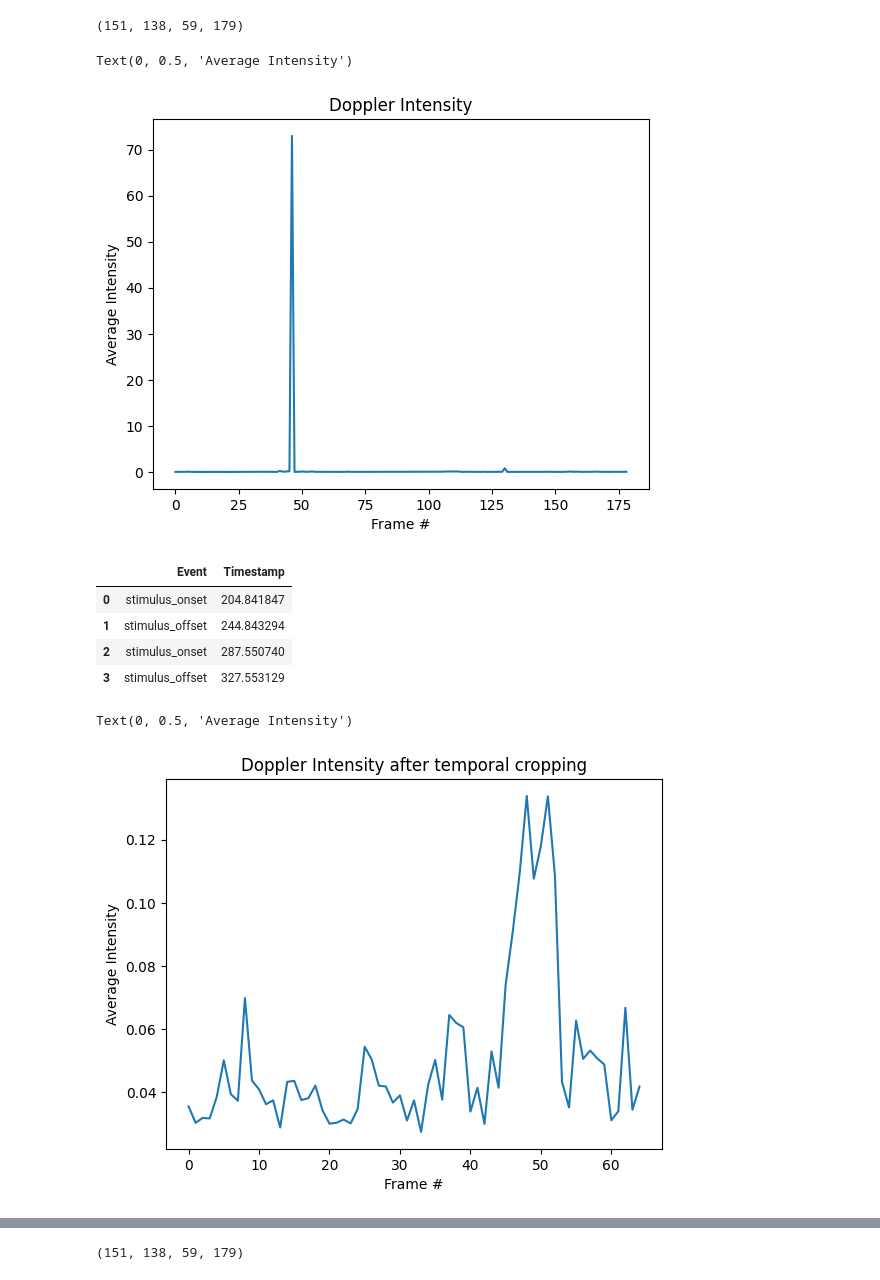
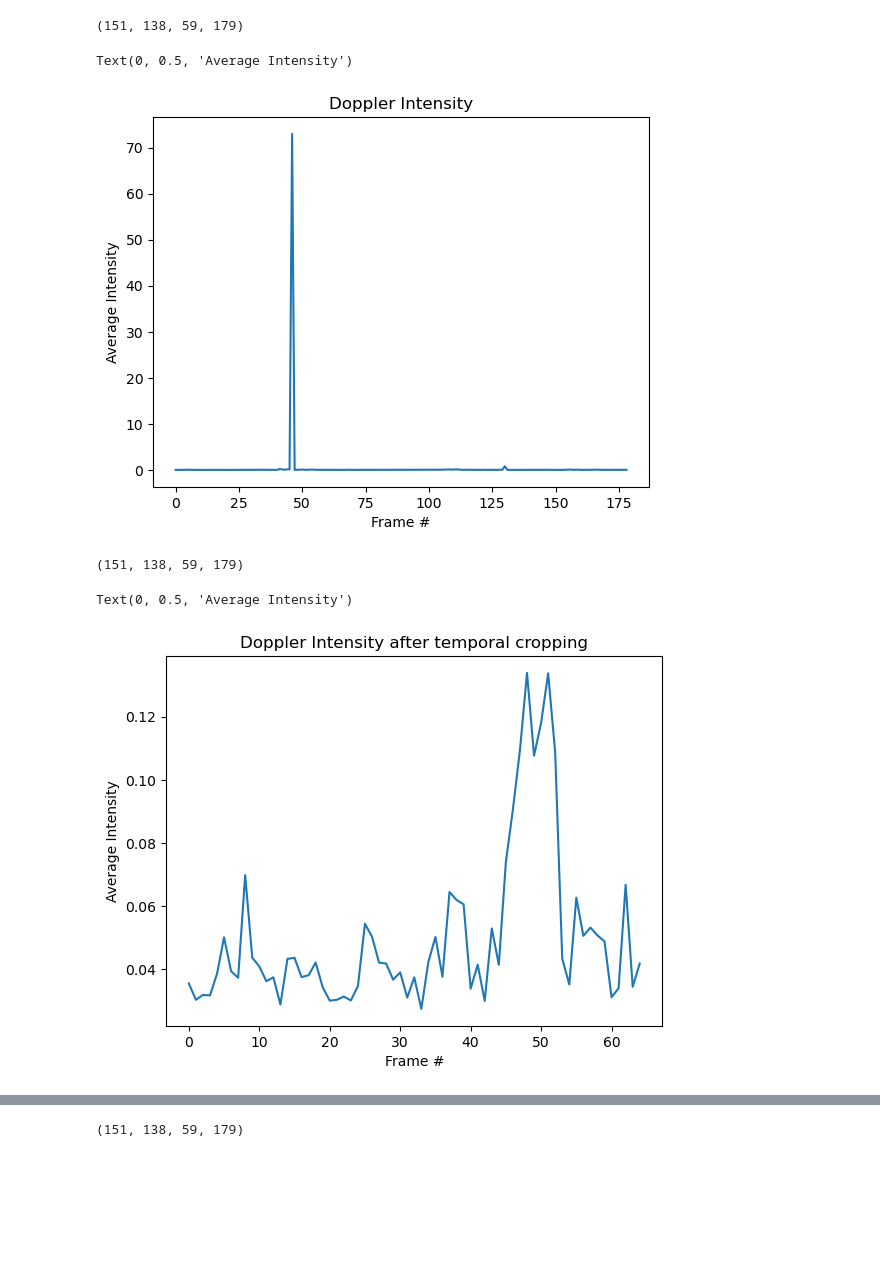
Before and after one commit to ClaireNastaskin/processing_fusi, a Jupyter notebook: Experiments/process_3D_UCLA_eventstream.ipynb, the cells around one changed output, grey strips where cells are left out. Drawn from its saved outputs; the diff is of its cells as text; code cells hidden in the pictures; blank space fills up the shorter version.

```diff
--- a/Experiments/process_3D_UCLA_eventstream.ipynb
+++ b/Experiments/process_3D_UCLA_eventstream.ipynb
@@ -39,6 +36,6 @@ The autoreload extension is already loaded. To reload it, use:
 # %%
 # define arguements to specify the data to be processed
-base_path=Path('/home/claire/Cassini/fUS_data/UCLA/data/UCLA_008/10-23-2024/Functional_runs/run-02/')
+base_path=Path('/Users/clairenastaskin/data/2024-10-23/UCLA-008/Functional_runs/run-02/')
 sequence = 'seq-IQ_3D_2cmto3cm_Depth_4MHz_1a_3c_200loops_-1Gain_2rp'
 dm = DirectoryManager(base_path, sequence)
 dm.list_acquisition_directories()
@@ -76,8 +72,8 @@ List of all directories in acquisitions path:
 # Create the events data structure to create a design matrix
 fusi_info=utils.load_fUSi_info(dm.power_doppler_path,num_tissue_components=50)
 task_info = utils.extract_events_from_h5(dm.task_event_file_path)
-events=utils.calculate_stimulus_events_caltech_daq(task_info)
+task_events=utils.calculate_stimulus_events_caltech_daq(task_info)
 probe_events=utils.extract_probe_events_from_h5(dm.probe_event_file_path,sequence)
-events['onset'] += event_time_offset
-events
+task_events['onset'] += event_time_offset
+print(task_events)
 # %% [output]
@@ -132,15 +128,11 @@ plt.xlabel('Frame #')
 plt.ylabel('Average Intensity')
 # %% [output]
 Text(0, 0.5, 'Average Intensity')
-[figure, old version]
+[figure, new version]
-# %%
-task_info_sub
-# %% [output]
-|  | Event | Timestamp |
-| 0 | stimulus_onset | 204.841847 |
-| 1 | stimulus_offset | 244.843294 |
-| 2 | stimulus_onset | 287.550740 |
-| 3 | stimulus_offset | 327.553129 |
+# %%
+print(fusi_data.shape)
+# %% [output]
+(151, 138, 59, 179)
 # %%
 ###############################################################################################
 #     Depending on the transformation matrix, we can select a sub-period of time to study     #
@@ -158,38 +150,38 @@ if study_sub_period:
     probe_events_sub_period = probe_events.iloc[sub_period_to_study[0]:sub_period_to_study[1]].reset_index(drop=True)
 
    # Filter task_info based on the sub-period range for time_stamp data of probe_events_sub_period
-    task_info_sub = task_info[
-        (task_info['Timestamp'] >= probe_events_sub_period.time_stamp.iloc[0]) &
-        (task_info['Timestamp'] <= probe_events_sub_period.time_stamp.iloc[-1])  # iloc[-1] for last value
+    task_events_sub = task_events[
+        (task_events['onset'] >= probe_events_sub_period.time_stamp.iloc[0]) &
+        (task_events['onset'] <= probe_events_sub_period.time_stamp.iloc[-1])  # iloc[-1] for last value
     ].reset_index(drop=True)
 
     # print(task_info_sub.shape)
     if apply_image_registration:
 
         # Sub-period of transformations
         transformations_sub_period = transformations[:, sub_period_to_study[0]:sub_period_to_study[1]]
         print(transformations_sub_period.shape)
 
         plt.figure(figsize=(10, 4))
         plt.plot(transformations_sub_period[0, :], label='Translation X')
         plt.plot(transformations_sub_period[1, :], label='Translation Y')
         plt.plot(transformations_sub_period[2, :]*180/np.pi, label='Rotation Angle')
         plt.title('Transformation after sub-period clipping')
         plt.xlabel('Frame Index')
         plt.ylabel('Transformation Value')
         plt.legend()
         plt.grid(True)
         plt.show()
 
 
 average_over_time_sub_period = np.mean(fusi_data_sub_period, axis=(0, 1, 2))
 plt.plot(average_over_time_sub_period)
 plt.title('Doppler Intensity after temporal cropping')
 plt.xlabel('Frame #')
 plt.ylabel('Average Intensity')
 # %% [output]
 Text(0, 0.5, 'Average Intensity')
-[figure, old version]
+[figure, new version]
 # %%
 #######################################
 #     Create design matrix for GLM    #
```
Also changed, not shown: parts of 8 cells of this notebook, 1 other file.
